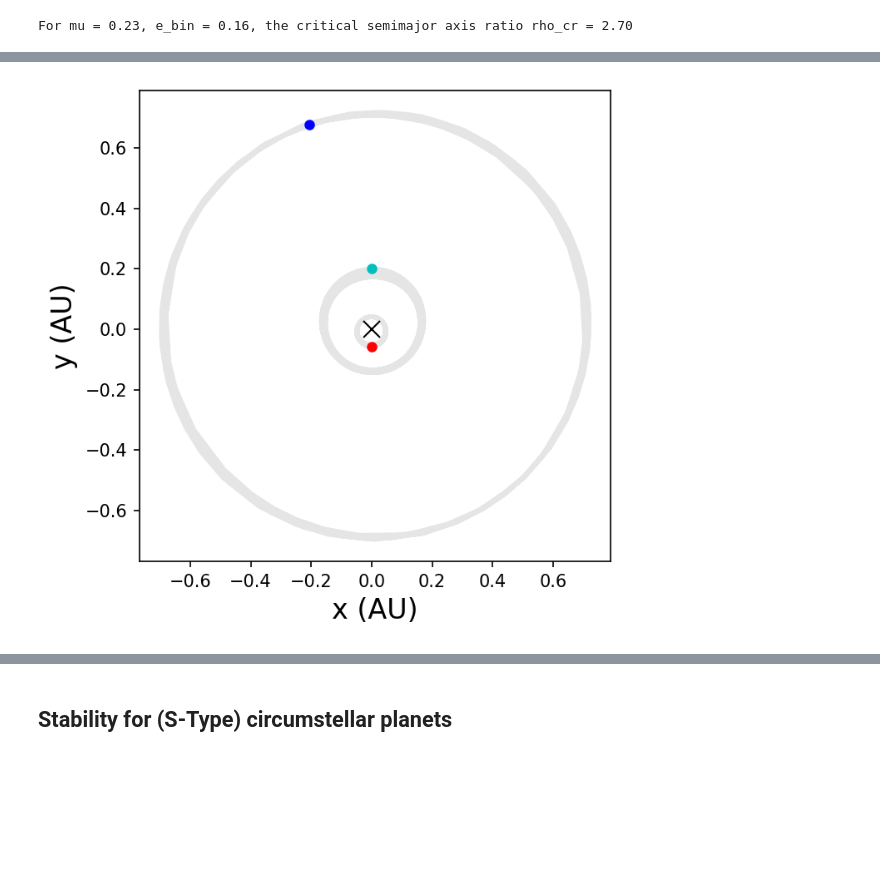
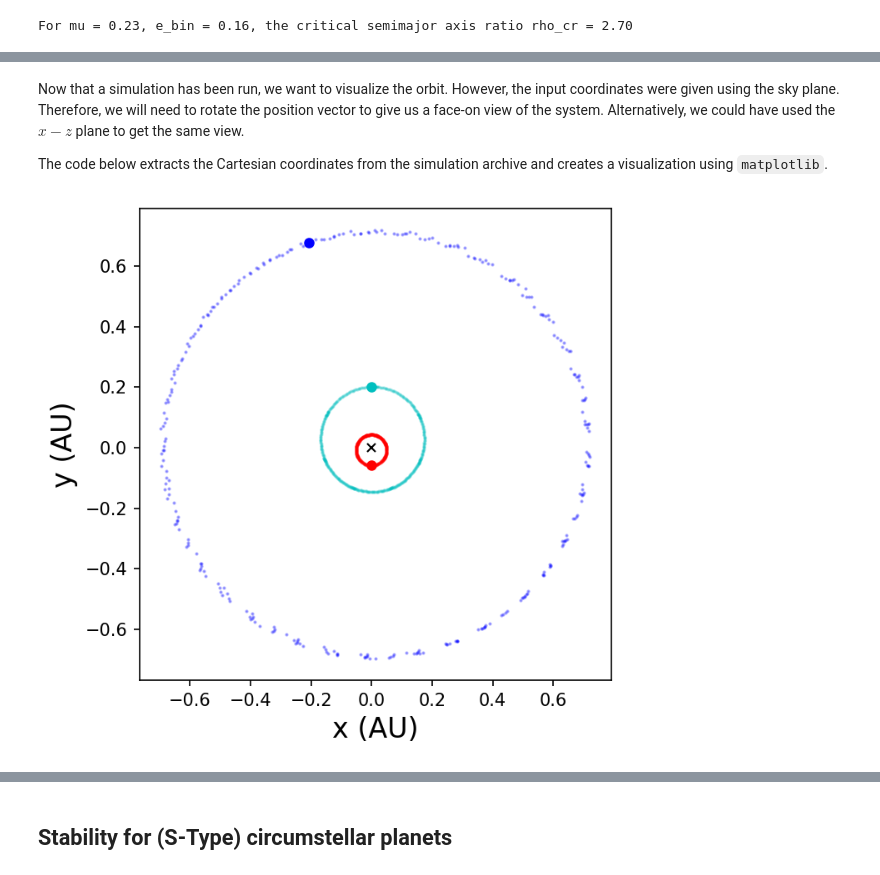
Before and after one commit to saturnaxis/exoplanet-binary, a Jupyter notebook: Tutorials/three-body-stability.ipynb, the cells around one changed output, grey strips where cells are left out. Saved outputs shown, nothing was run; the diff lists cells and outputs as text; code cells hidden in the pictures; blank space fills up the shorter version.

Commit message:
added description to simulation

```diff
--- a/Tutorials/three-body-stability.ipynb
+++ b/Tutorials/three-body-stability.ipynb
@@ -174,7 +193,7 @@ M_B = 0.20255 #mass of star B in Msun
 a_bin = 0.22431 #binary semimajor axis in AU
 T_bin = 41.079220/365.25 #binary orbital period in yr
 e_bin = 0.15944 #binary eccentricity
-inc_bin = 0#np.radians(90.30401) #binary inclination on the sky plane
+inc_bin = np.radians(90.30401) #binary inclination on the sky plane
 omg_bin = np.radians(263.464) #binary argument of periapse
 RA_bin = 0 #binary longitude of nodes
 MA_bin = np.radians(92.352) - omg_bin #binary mean anomaly from mean longitude
@@ -183,12 +202,12 @@ M_p = 0.333*M_J
 a_p = 0.7048 #planet semimajor axis in AU
 T_p = 228.776/365.25 #planetary orbital period in yr
 e_p = 0.0069
-inc_p = 0#np.radians(90.0322) #planetary inclination on the sky plane
+inc_p = np.radians(90.0322) #planetary inclination on the sky plane
 omg_p = np.radians(318) #planetary argument of periapse
 RA_p = np.radians(0.003) # planetary longitude of nodes
 MA_p = np.radians(106.51) - omg_p #planetary mean anomaly from mean longitude
 
-def simulation(tscale):
+def simulation(tscale,fname,out_step):
     sim = rebound.Simulation()
     sim.integrator = 'ias15'
     sim.units = ('AU','yr','Msun')
@@ -199,44 +218,52 @@ def simulation(tscale):
     sim.move_to_com()
     sim.add(m=M_p,a=a_p,e=e_p,inc=inc_p,omega=omg_p,Omega=RA_p,M=MA_p)
 
-    sim.automateSimulationArchive("Kepler16.bin",step=10,deletefile=True)
+    sim.automateSimulationArchive(fname,step=out_step,deletefile=True)
     sim.integrate(tscale)
 
-simulation(10)
+output_bin = "Kepler16.bin"
+output_steps = 20
+simulation(10,output_bin,output_steps)
+# %% [markdown]
+Now that a simulation has been run, we want to visualize the orbit.  However, the input coordinates were given using the sky plane.  Therefore, we will need to rotate the position vector to give us a face-on view of the system. Alternatively, we could have used the $x-z$ plane to get the same view.
+
+The code below extracts the Cartesian coordinates from the simulation archive and creates a visualization using `matplotlib`.
 # %%
 import rebound
 import numpy as np
 import matplotlib.pyplot as plt
 
-def Rot_x(ang,x):
-    rot = np.array([[1, 0, 0], [0,np.cos(ang),-np.sin(ang)],[0,np.sin(ang),np.cos(ang)]])
-    return np.dot(rot,x)
+def Rot(ang1,ang2,x):
+    rot_omg = np.array([[np.cos(ang1),-np.sin(ang1),0],[np.sin(ang1),np.cos(ang1),0],[0,0,1]])
+    rot_inc = np.array([[1, 0, 0], [0,np.cos(ang2),-np.sin(ang2)],[0,np.sin(ang2),np.cos(ang2)]])
+    rot_mat = np.dot(rot_omg,rot_inc)
+    return np.dot(rot_mat,x)
 
 #plot the simulation
-sa = rebound.SimulationArchive("Kepler16.bin")
+sa = rebound.SimulationArchive(output_bin)
 
 fig = plt.figure(figsize=(5,5),dpi=150)
 ax = fig.add_subplot(111)
 ax.set_aspect('equal')
 
-ax.plot(0,0,'kx',ms=10)
+ax.plot(0,0,'kx',ms=5)
 xy_coords = np.zeros((len(sa),6))
 for s in range(0,len(sa)):
     sim = sa[s] #iterate through each snapshot in sa
     ps = sim.particles #intermediate object to simplify the referencing
     sim.move_to_com() #shift to center-of-mass coordinates
     for p in range(0,len(ps)):
         Cart = np.array([ps[p].x, ps[p].y, ps[p].z])
-        rot_xy = Rot_x(-inc_bin,Cart)
+        rot_xy = Rot(-ps[1].Omega,-ps[1].inc,Cart)
         xy_coords[s,2*p] = rot_xy[0]
         xy_coords[s,2*p+1] = rot_xy[1]
 
 color = ['r','c','b']
 for p in range(0,3):
-    ax.plot(xy_coords[:,2*p],xy_coords[:,2*p+1],'k-',lw=2,alpha=0.1)
+    ax.plot(xy_coords[:,2*p],xy_coords[:,2*p+1],'.',color=color[p],ms=2,alpha=0.3)
     ax.plot(xy_coords[0,2*p],xy_coords[0,2*p+1],'.',color=color[p],ms=10)
 
 ax.set_xlabel("x (AU)",fontsize=16)
 ax.set_ylabel("y (AU)",fontsize=16);
 # %% [output]
-[figure, old version]
+[figure, new version]
```
Also changed, not shown: parts of 9 cells of this notebook, 7 other files.
